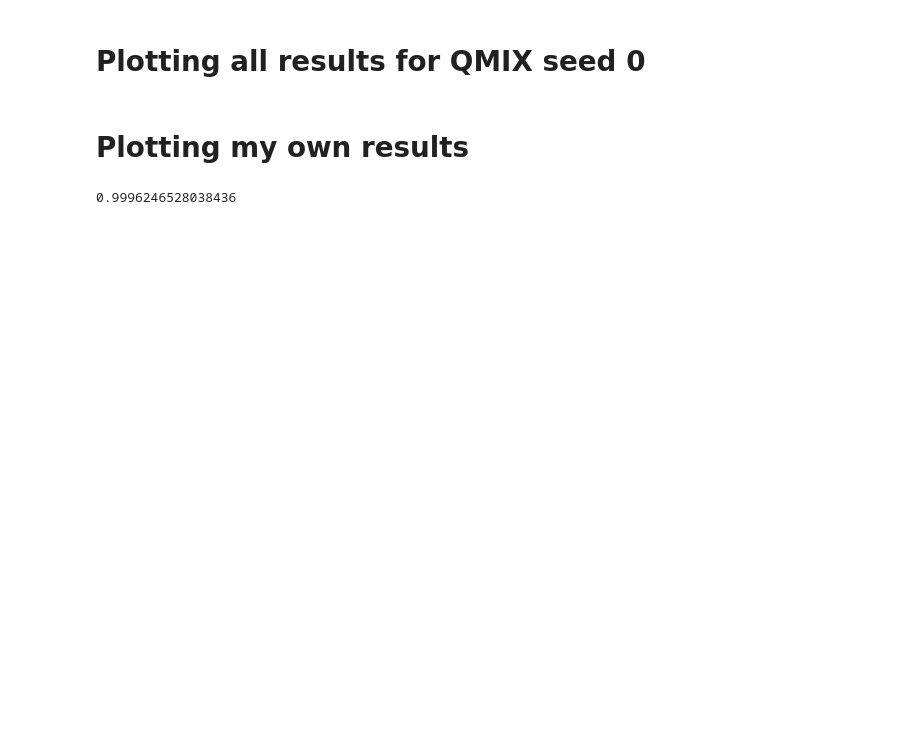
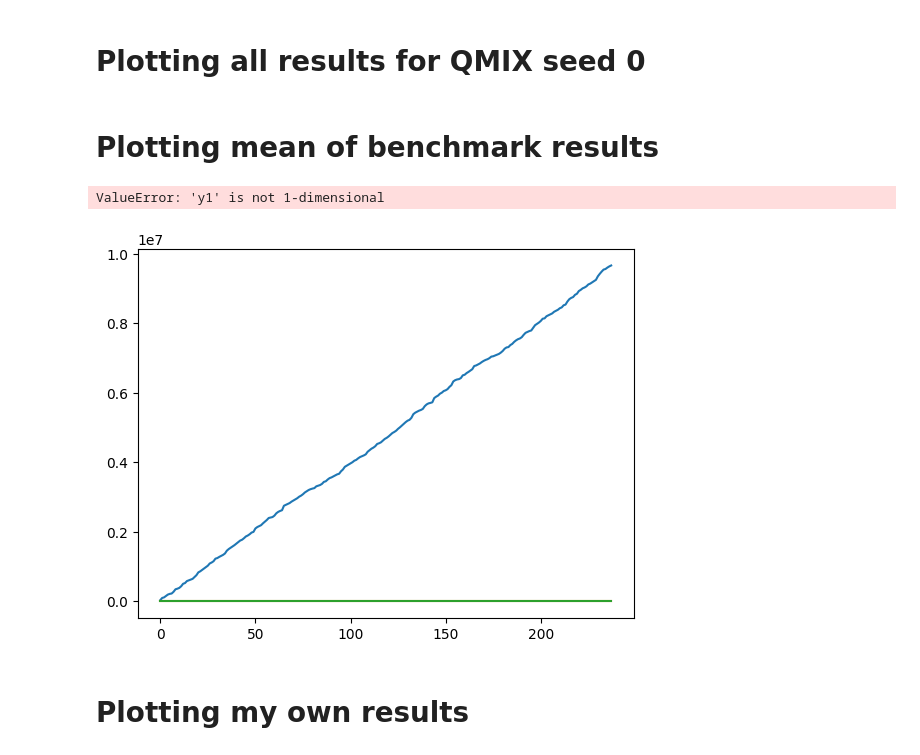
Before and after one commit to dewet99/noisynet-qmix, a Jupyter notebook: Comparing_Results.ipynb, the cells around one changed output. Drawn from its saved outputs; the diff is of its cells as text; code cells hidden in the pictures; blank space fills up the shorter version.

```diff
--- a/Comparing_Results.ipynb
+++ b/Comparing_Results.ipynb
@@ -185,15 +195,36 @@ pd.set_option('display.max_columns', None)
 
 #         # Display the plot
 #         plt.savefig(f"figures/{name}.pdf")
+# %% [markdown]
+# Plotting mean of benchmark results
+# %%
+# experiment_name = "protoss_10_vs_11"
+# to_plot = "mean_test_win_rate" # mean_test_win_rate mean_test_return
+# # df_benchmark = pd.DataFrame(QMIX_data[experiment_name]["QMIX"][2])
+
+
+def get_means_from_benchmark_result(experiment_name):
+    dfs = []
+    for df in range(3):
+        df_benchmark = pd.DataFrame(QMIX_data[experiment_name]["QMIX"][df])
+        dfs.append(df_benchmark)
+
+    mean_df = sum(dfs)/3
+    # Get standard deviation:
+    std_df = pd.concat(dfs).std()
+
+
+    return mean_df, std_df
+
+mean_df,std_df = get_means_from_benchmark_result(experiment_name)
+x = mean_df.index
+plt.plot(x, mean_df, label='Mean')
+plt.fill_between(x, mean_df - std_df, mean_df + std_df, alpha=0.2, label='Standard Deviation')
+# %% [output]
+ValueError: 'y1' is not 1-dimensional
+[figure, added]
 # %% [markdown]
 # Plotting my own results
 # %%
 import pandas as pd
 import matplotlib.pyplot as plt
-# %%
-held = 13321
-won = 13321-5
-
-print(won/held)
-# %% [output]
-0.9996246528038436
```
Also changed, not shown: parts of 2 cells of this notebook, 3 other files.
